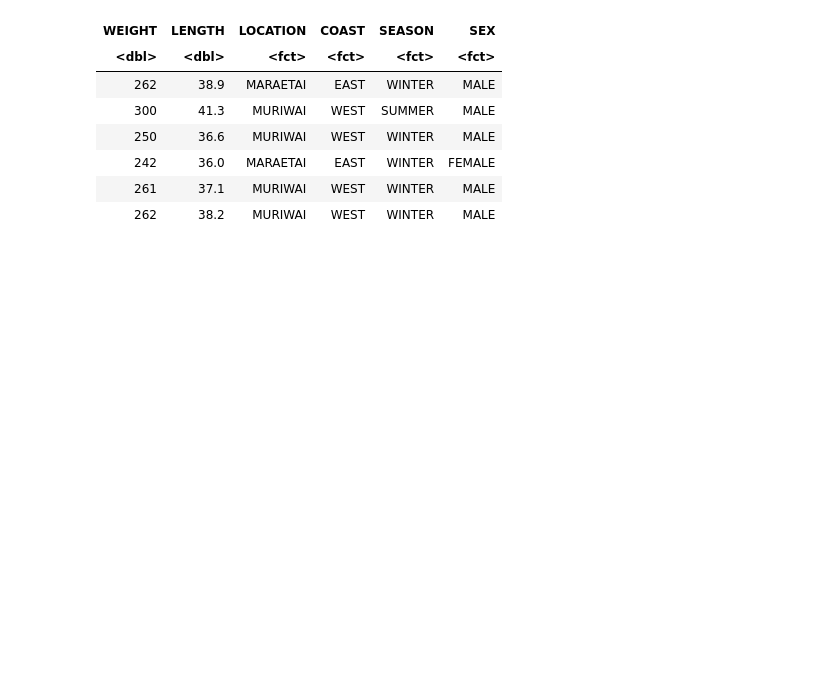
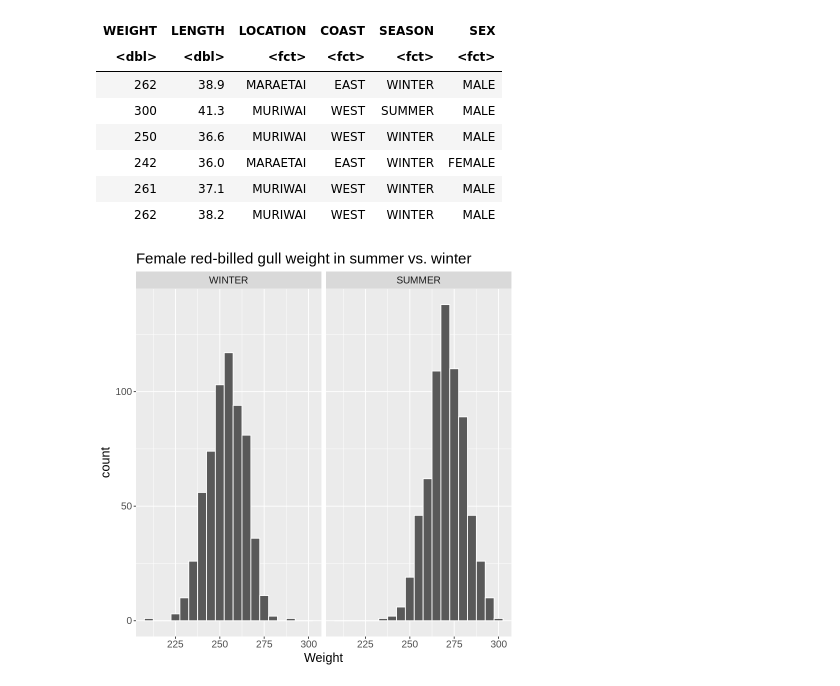
Before and after one commit to maggie63/stat-201-group-4, a Jupyter notebook: proposal.ipynb, the cells around one changed output. Drawn from its saved outputs; the diff is of its cells as text; code cells hidden in the pictures; blank space fills up the shorter version.

Commit message:
Added histogram for population distribution

```diff
--- a/proposal.ipynb
+++ b/proposal.ipynb
@@ -48,3 +41,20 @@ A tibble: 6 × 6
 | 242 | 36.0 | MARAETAI | EAST | WINTER | FEMALE |
 | 261 | 37.1 | MURIWAI | WEST | WINTER | MALE |
 | 262 | 38.2 | MURIWAI | WEST | WINTER | MALE |
+# %%
+# Filtering and grouping data
+gull_seasons <- gulls |>
+    filter(SEX == "FEMALE" & (!is.na(WEIGHT))) |>
+    select(WEIGHT, SEASON) |>
+    group_by(SEASON)
+
+# Plotting population distribution in summer vs. winter
+gull_pop_dist <- gull_seasons |>
+    ggplot() +
+    geom_histogram(aes(x = WEIGHT), binwidth = 5, color = 'white') +
+    facet_wrap(~ SEASON) +
+    labs(x = "Weight", title = "Female red-billed gull weight in summer vs. winter") +
+    theme(text = element_text(size = 15))
+gull_pop_dist
+# %% [output]
+[figure, added]
```
Also changed, not shown: parts of 1 cell of this notebook.
